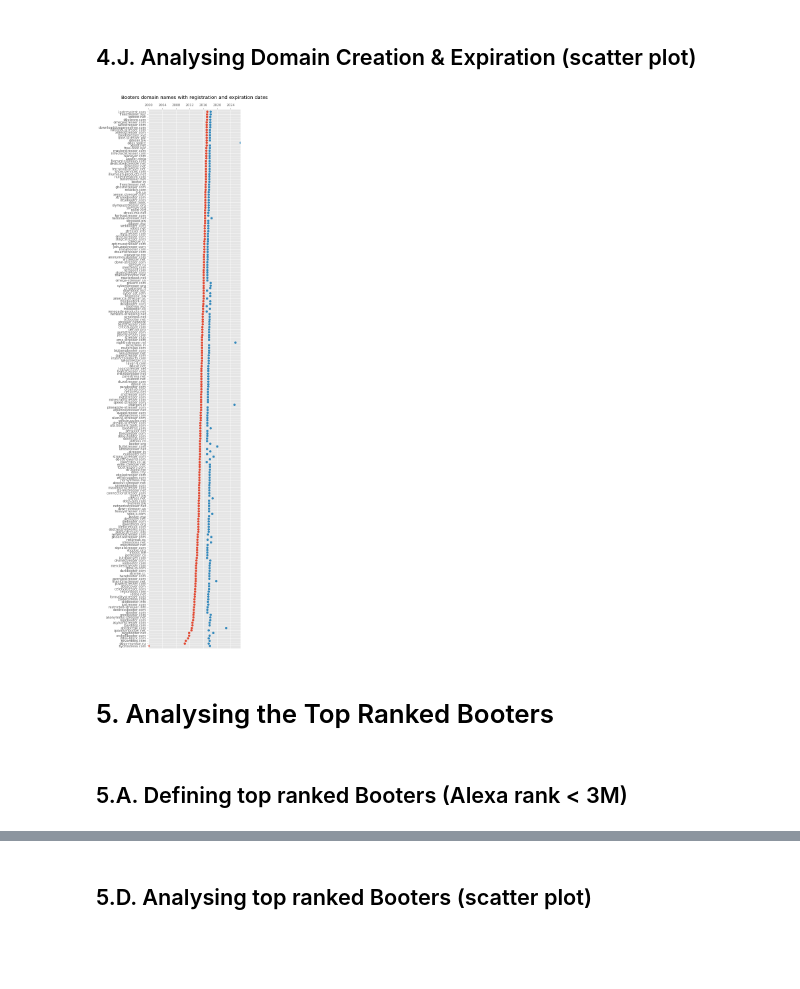
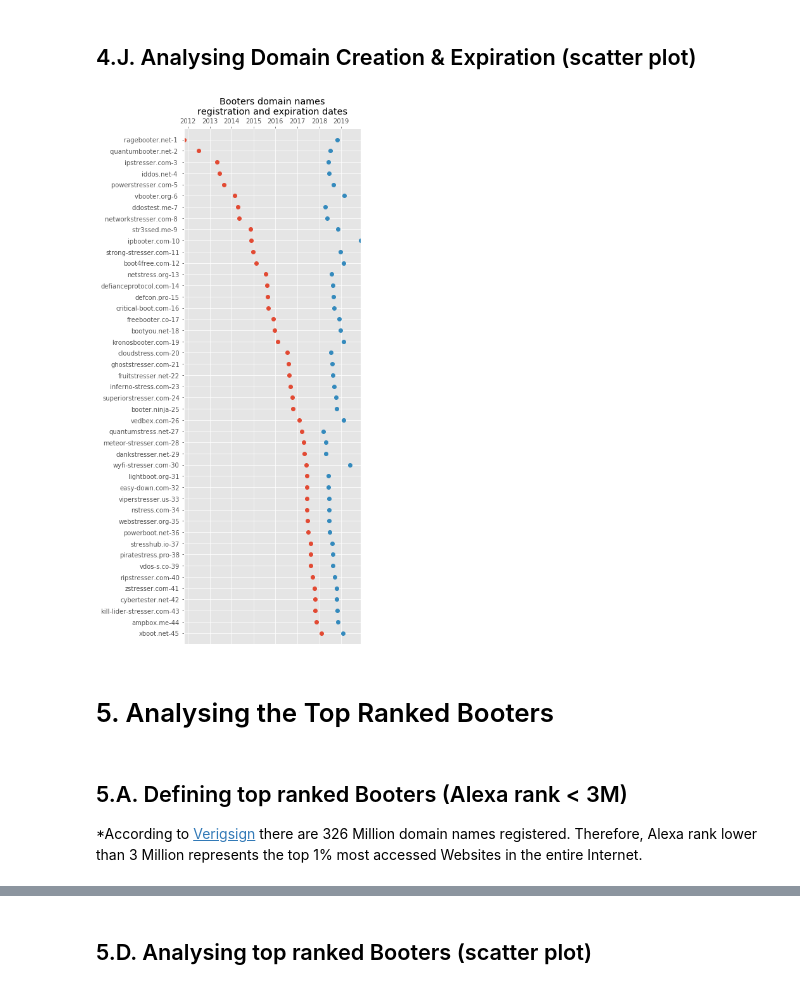
Before and after one commit to jjsantanna/booters_ecosystem_analysis, a Jupyter notebook: booters_ecosystem_analysis.ipynb, the cells around one changed output, grey strips where cells are left out. Drawn from its saved outputs; the diff is of its cells as text; code cells hidden in the pictures; blank space fills up the shorter version.

Commit message:
using booter list generated on 15022018

```diff
--- a/booters_ecosystem_analysis.ipynb
+++ b/booters_ecosystem_analysis.ipynb
@@ -322,3 +166,16 @@ df_whois_info = pd.read_csv('enrichments/domain_whois_info.txt',\
+# %%
+%run 'functions/datetime_converter.ipynb'
+%run 'functions/tolowercase.ipynb'
+
+df_whois_info = pd.read_csv('enrichments/domain_whois_info.csv',\
+                        names = ['booter','registration_date','expiration_date','update_date','nameservers','email','registrar','measurement_date'],\
+                        delimiter=";",\
+                         converters = {'registration_date' : datetime_converter,
+                                'expiration_date' : datetime_converter,
+                                'update_date':datetime_converter,
+#                                       'registrar':tolowercase,
+#                                       'nameservers':tolowercase
+                                      })
 # %% [markdown]
 ## 4.F. Analysing the Name Servers (pie chart)
 # %%
@@ -501,32 +245,36 @@ fig.savefig(output_figures+'registrars_stacked_inlegend.eps', bbox_inches='tight
 # %% [markdown]
 ## 4.J. Analysing Domain Creation & Expiration (scatter plot)
 # %%
-booters_with_creation_expiration = df_whois_info[df_whois_info['registration_date'].notnull()][df_whois_info['expiration_date'].notnull()].sort('registration_date').reset_index(drop=True)
+booters_with_creation_expiration = df_whois_info[df_whois_info['registration_date'].notnull()][df_whois_info['expiration_date'].notnull()].sort_values('registration_date',ascending=False).reset_index(drop=True)
+
+ranking = booters_with_creation_expiration.iloc[::-1].index
+ranking +=1
 # %%
-fig = plt.figure(figsize=(5, 30))
+fig = plt.figure(figsize=(5, 15))
 
 ax = plt.subplot2grid((1,1), (0,0))
-ax.set_title('Booters domain names with registration and expiration dates', y=1.015)
+ax.set_title('Booters domain names\nregistration and expiration dates', y=1.02)
 ax.xaxis.set_ticks_position('top')
 
 plt.plot_date(x=booters_with_creation_expiration['registration_date'],\
               y=booters_with_creation_expiration.index)
 
 plt.plot_date(x=booters_with_creation_expiration['expiration_date'],\
               y=booters_with_creation_expiration.index)
 
-plt.yticks(booters_with_creation_expiration.index, booters_with_creation_expiration['booter'])
+plt.yticks(booters_with_creation_expiration.index, booters_with_creation_expiration['booter'].str.cat(ranking.format(), sep='-'))
 
 ax.set_ylim(-1,len(booters_with_creation_expiration.index))
 ax.set_xlim(min(booters_with_creation_expiration['registration_date']),max(booters_with_creation_expiration['expiration_date']))
 
 
 fig.show()
 fig.savefig(output_figures+'domain_creation_expiration_scatter.eps', bbox_inches='tight',format='eps', dpi=1200)
 # %% [output]
-[figure, old version]
+[figure, new version]
 # %% [markdown]
 # 5. Analysing the Top Ranked Booters
-# %% [markdown]
-## 5.A. Defining top ranked Booters (Alexa rank < 3M)
+# %% [markdown]
+## 5.A. Defining top ranked Booters (Alexa rank < 3M)
+*According to [Verigsign](https://investor.verisign.com/releasedetail.cfm?releaseid=980215) there are 326 Million domain names registered. Therefore, Alexa rank lower than 3 Million represents the top 1% most accessed Websites in the entire Internet.
 # %%
```
Also changed, not shown: parts of 148 cells of this notebook, 55 other files.
